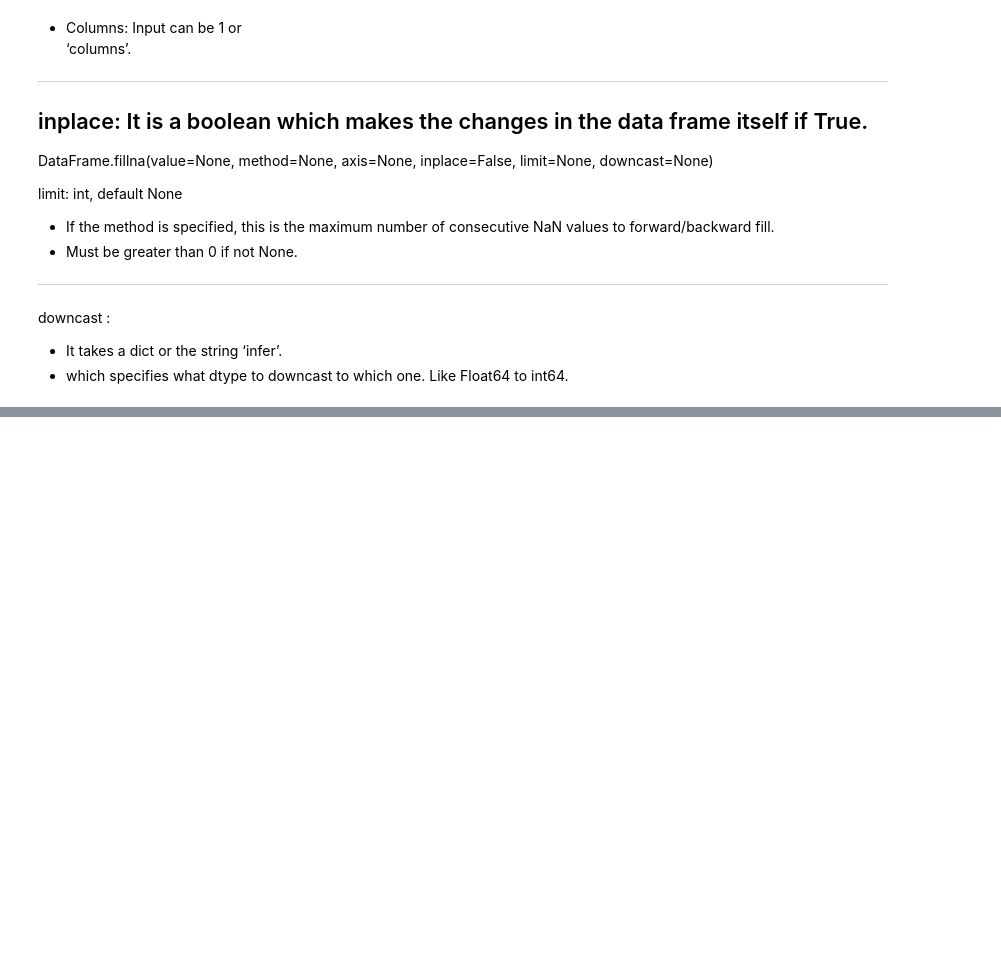
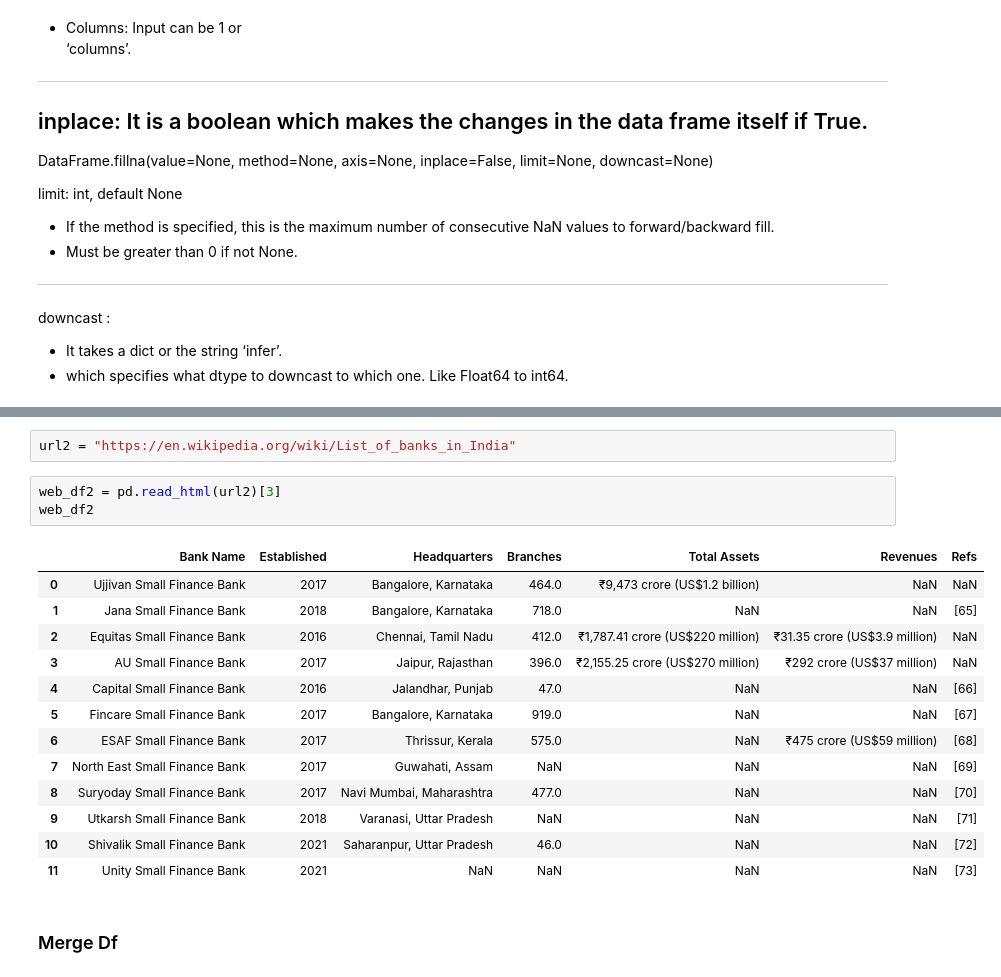
Before and after one commit to AseemGupta39/data_analytics_with_python, a Jupyter notebook: main.ipynb, the cells around one changed output, grey strips where cells are left out. Cells and saved outputs as stored; diff of their text form; blank space fills up the shorter version.

```diff
--- a/main.ipynb
+++ b/main.ipynb
@@ -1804,0 +2344,21 @@ downcast :
+# %%
+url2 = "https://en.wikipedia.org/wiki/List_of_banks_in_India"
+# %%
+web_df2 = pd.read_html(url2)[3]
+web_df2
+# %% [output]
+|  | Bank Name | Established | Headquarters | Branches | Total Assets | Revenues | Refs |
+| 0 | Ujjivan Small Finance Bank | 2017 | Bangalore, Karnataka | 464.0 | ₹9,473 crore (US$1.2 billion) | NaN | NaN |
+| 1 | Jana Small Finance Bank | 2018 | Bangalore, Karnataka | 718.0 | NaN | NaN | [65] |
+| 2 | Equitas Small Finance Bank | 2016 | Chennai, Tamil Nadu | 412.0 | ₹1,787.41 crore (US$220 million) | ₹31.35 crore (US$3.9 million) | NaN |
+| 3 | AU Small Finance Bank | 2017 | Jaipur, Rajasthan | 396.0 | ₹2,155.25 crore (US$270 million) | ₹292 crore (US$37 million) | NaN |
+| 4 | Capital Small Finance Bank | 2016 | Jalandhar, Punjab | 47.0 | NaN | NaN | [66] |
+| 5 | Fincare Small Finance Bank | 2017 | Bangalore, Karnataka | 919.0 | NaN | NaN | [67] |
+| 6 | ESAF Small Finance Bank | 2017 | Thrissur, Kerala | 575.0 | NaN | ₹475 crore (US$59 million) | [68] |
+| 7 | North East Small Finance Bank | 2017 | Guwahati, Assam | NaN | NaN | NaN | [69] |
+| 8 | Suryoday Small Finance Bank | 2017 | Navi Mumbai, Maharashtra | 477.0 | NaN | NaN | [70] |
+| 9 | Utkarsh Small Finance Bank | 2018 | Varanasi, Uttar Pradesh | NaN | NaN | NaN | [71] |
+| 10 | Shivalik Small Finance Bank | 2021 | Saharanpur, Uttar Pradesh | 46.0 | NaN | NaN | [72] |
+| 11 | Unity Small Finance Bank | 2021 | NaN | NaN | NaN | NaN | [73] |
+# %% [markdown]
+### Merge Df
```
Also changed, not shown: parts of 62 cells of this notebook, 2 other files.
